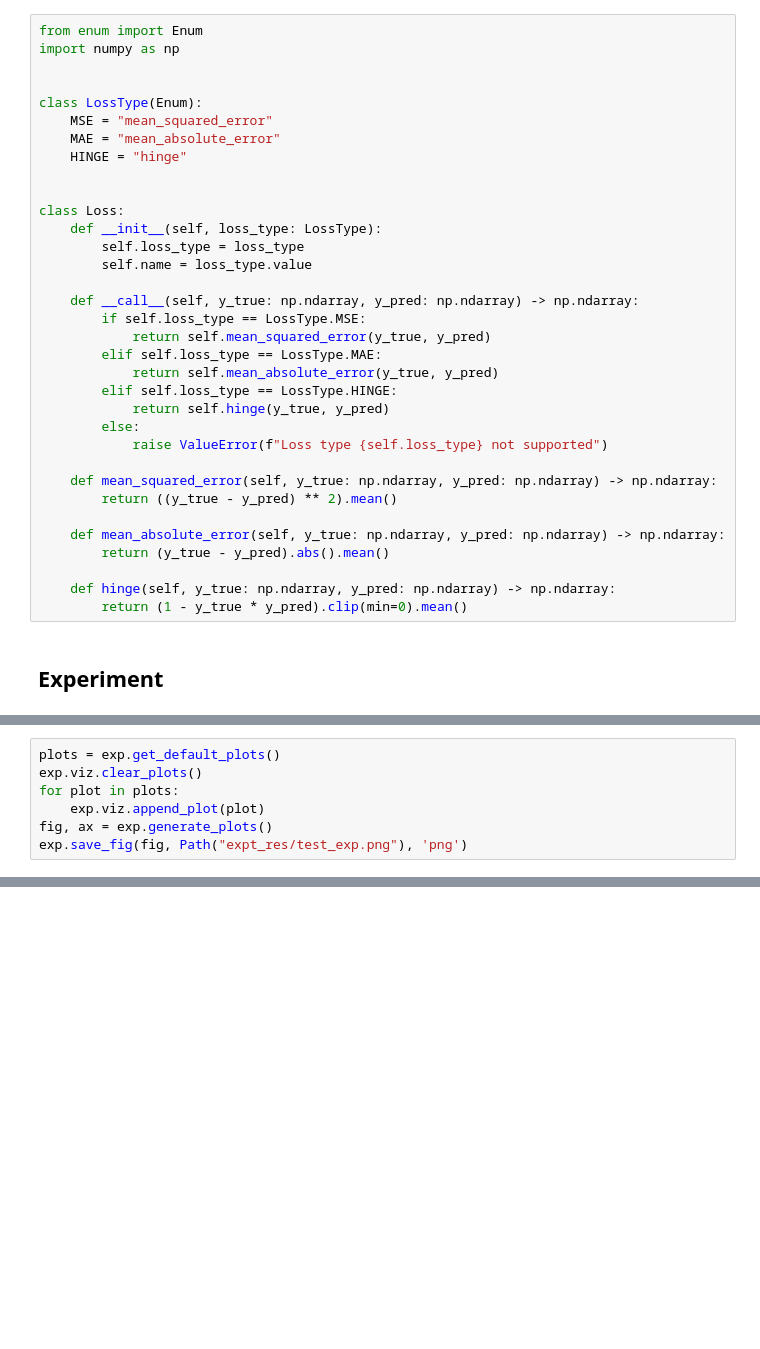
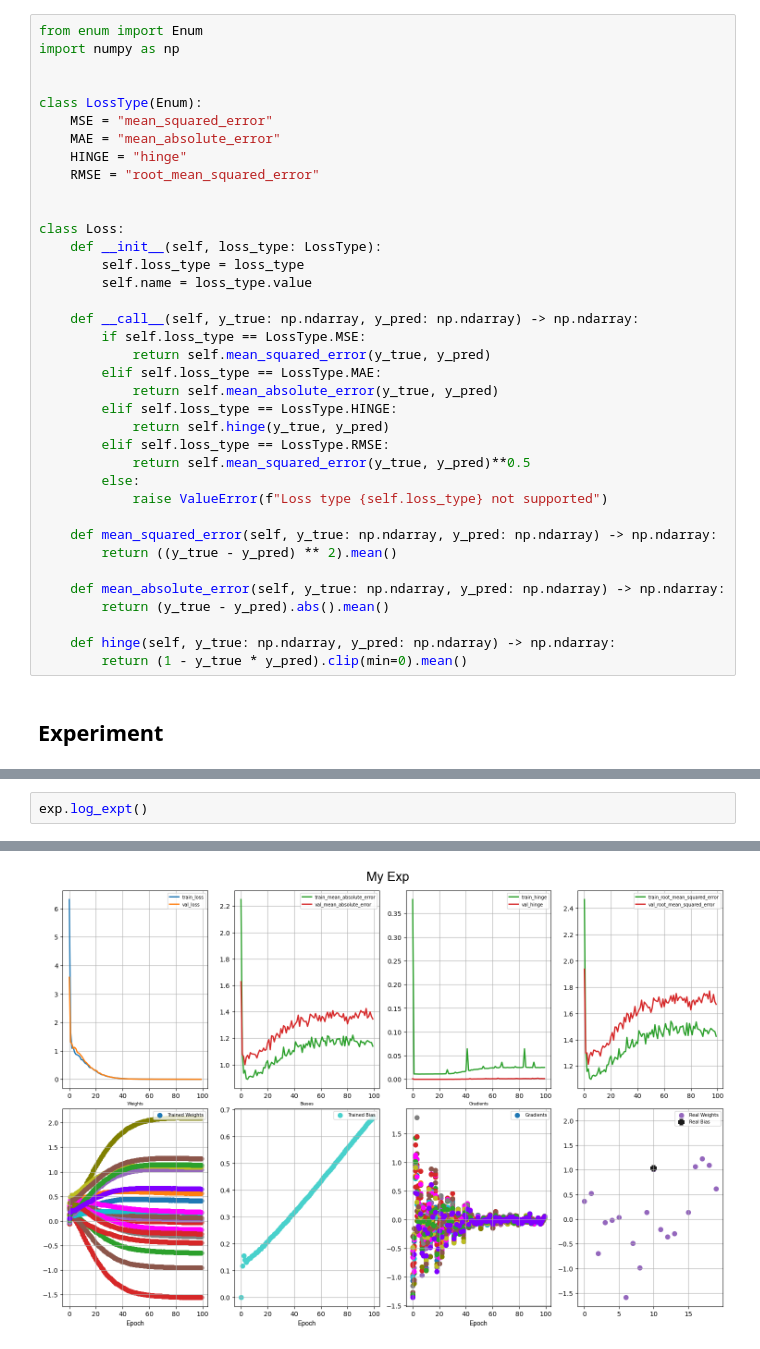
Before and after one commit to q-viper/gradients-based-methods-on-large-least-square, a Jupyter notebook: notebooks/experiment.ipynb, the cells around one changed output, grey strips where cells are left out. Cells and saved outputs as stored; diff of their text form; blank space fills up the shorter version.

```diff
--- a/notebooks/experiment.ipynb
+++ b/notebooks/experiment.ipynb
@@ -330,6 +342,7 @@ class LossType(Enum):
     MSE = "mean_squared_error"
     MAE = "mean_absolute_error"
     HINGE = "hinge"
+    RMSE = "root_mean_squared_error"
 
 
 class Loss:
@@ -344,6 +357,8 @@ class Loss:
             return self.mean_absolute_error(y_true, y_pred)
         elif self.loss_type == LossType.HINGE:
             return self.hinge(y_true, y_pred)
+        elif self.loss_type == LossType.RMSE:
+            return self.mean_squared_error(y_true, y_pred)**0.5
         else:
             raise ValueError(f"Loss type {self.loss_type} not supported")
 
@@ -625,7 +374,0 @@ Training complete.
-# %%
-plots = exp.get_default_plots()
-exp.viz.clear_plots()
-for plot in plots:
-    exp.viz.append_plot(plot)
-fig, ax = exp.generate_plots()
-exp.save_fig(fig, Path("expt_res/test_exp.png"), 'png')
@@ -646,0 +782,3 @@ np.array(exp.train_runner.logs['weights']).shape
+# %%
+exp.log_expt()
+# %% [output]
@@ -646,0 +796 @@ np.array(exp.train_runner.logs['weights']).shape
+[figure, added]
```
Also changed, not shown: parts of 10 cells of this notebook, 10 other files.
